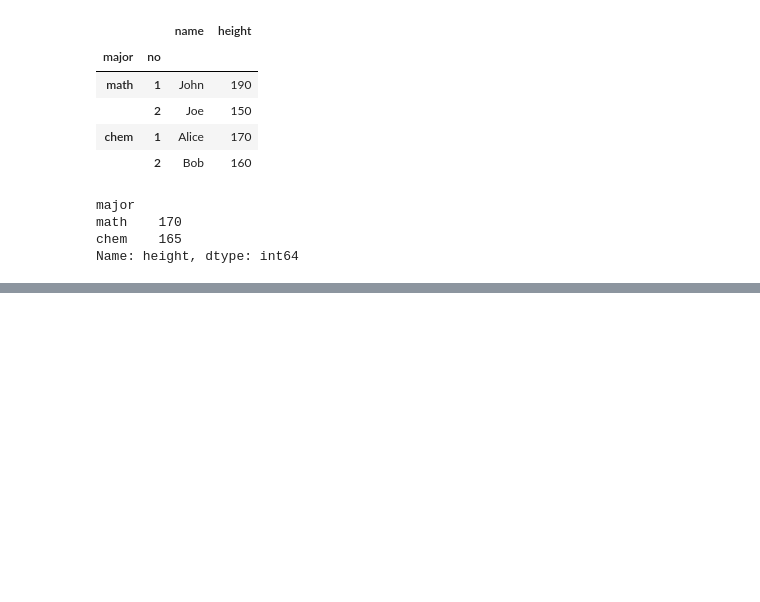
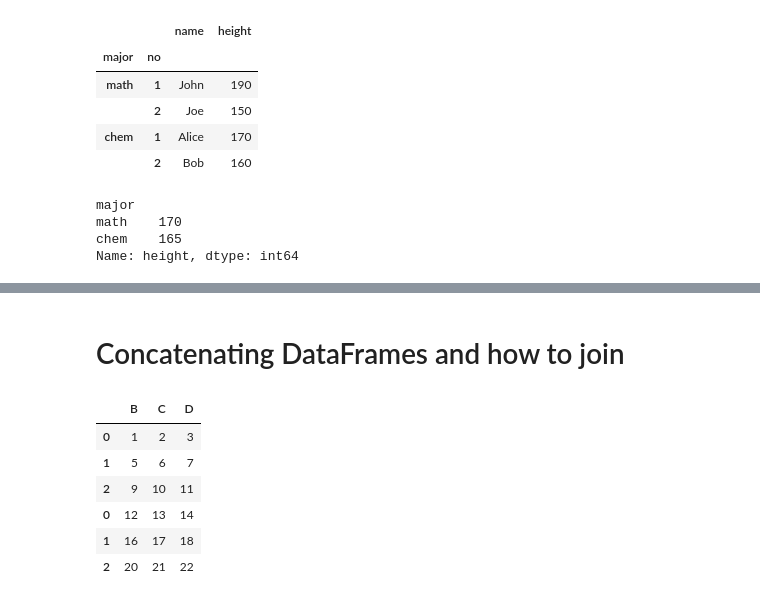
Before and after one commit to jephianlin/math599env, a Jupyter notebook: 1016.ipynb, the cells around one changed output, grey strips where cells are left out. Drawn from its saved outputs; the diff is of its cells as text; code cells hidden in the pictures; blank space fills up the shorter version.

```diff
--- a/1016.ipynb
+++ b/1016.ipynb
@@ -468,0 +525,19 @@ Name: height, dtype: int64
+# %% [markdown]
+# Concatenating DataFrames and how to join
+# %%
+arr1 = np.arange(12).reshape(3,4)
+arr2 = np.arange(12,24).reshape(3,4)
+df1 = pd.DataFrame(arr1,
+                  columns=['A','B','C','D'])
+df2 = pd.DataFrame(arr2,
+                  columns=['B','C','D','E'])
+pd.concat([df1, df2], sort=True, join='inner')
+### join can be either 'outer' or 'inner'
+# %% [output]
+|  | B | C | D |
+| 0 | 1 | 2 | 3 |
+| 1 | 5 | 6 | 7 |
+| 2 | 9 | 10 | 11 |
+| 0 | 12 | 13 | 14 |
+| 1 | 16 | 17 | 18 |
+| 2 | 20 | 21 | 22 |
```
Also changed, not shown: parts of 11 cells of this notebook.
